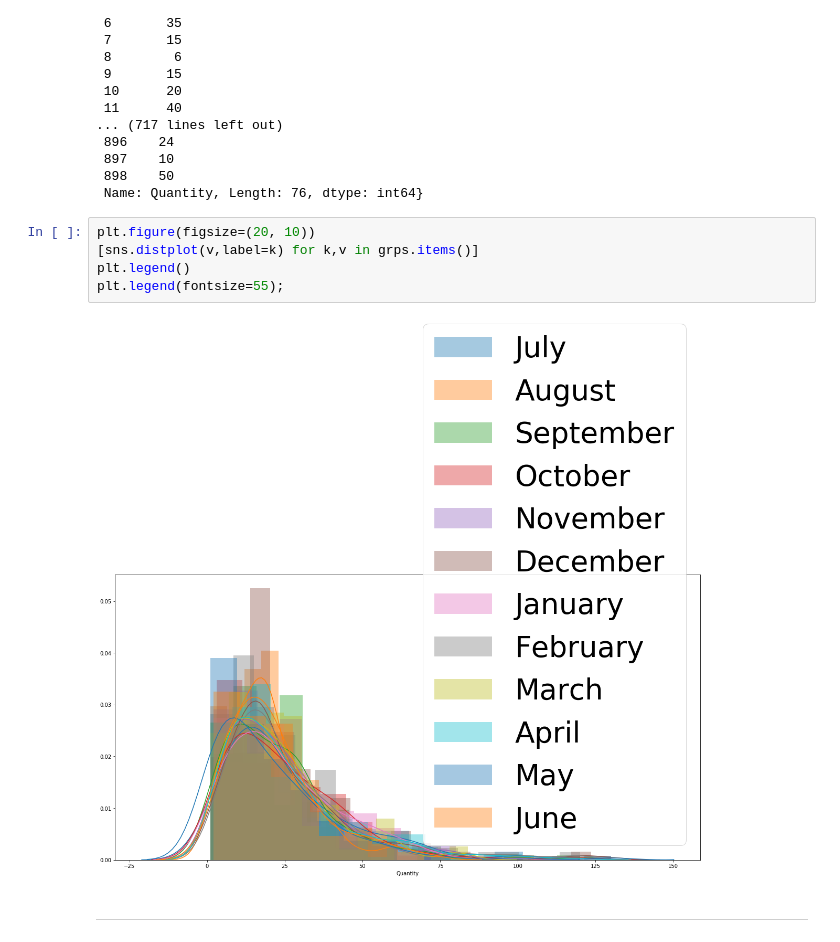
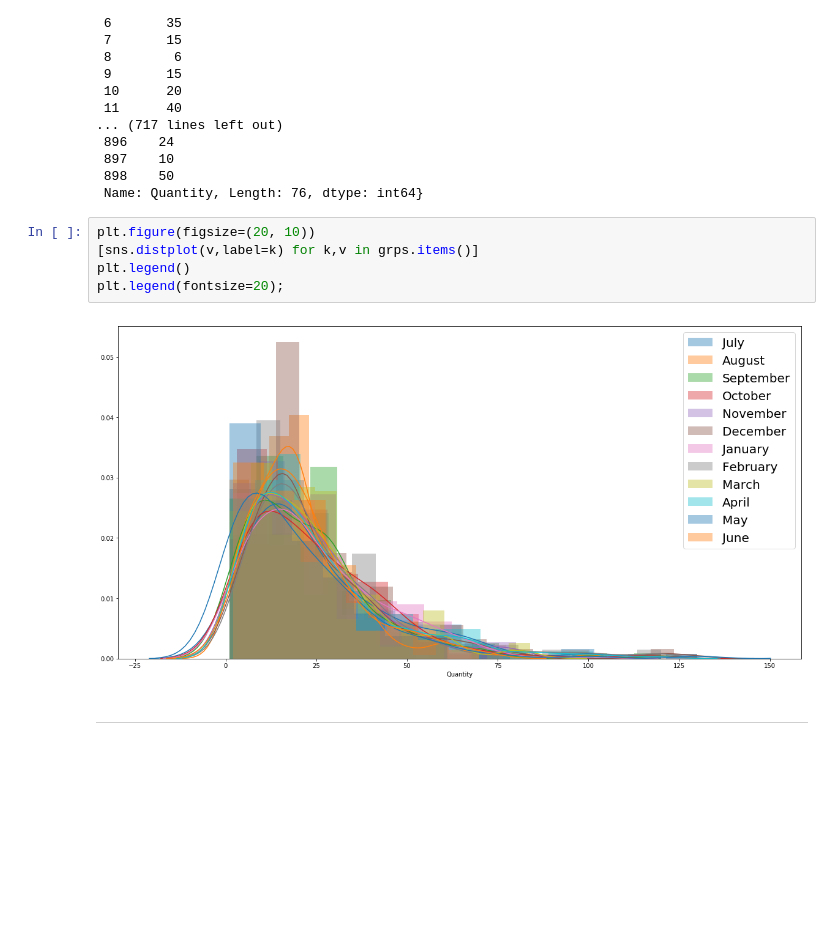
Before and after one commit to Sue-Mir/Module2_Project_Hypothesis_Testing, a Jupyter notebook: Student_Hypothesis_IV.ipynb, the cells around one changed output. Cells and saved outputs as stored; diff of their text form; blank space fills up the shorter version.

```diff
--- a/Student_Hypothesis_IV.ipynb
+++ b/Student_Hypothesis_IV.ipynb
@@ -237,10 +235,10 @@ grps
 # %%
 plt.figure(figsize=(20, 10))
 [sns.distplot(v,label=k) for k,v in grps.items()]
 plt.legend()
-plt.legend(fontsize=55);
+plt.legend(fontsize=20);
 # %% [output]
-[figure, old version]
+[figure, new version]
 # %% [markdown]
 ********************************
 # %% [markdown]
```
Also changed, not shown: parts of 10 cells of this notebook, 1 other file.
